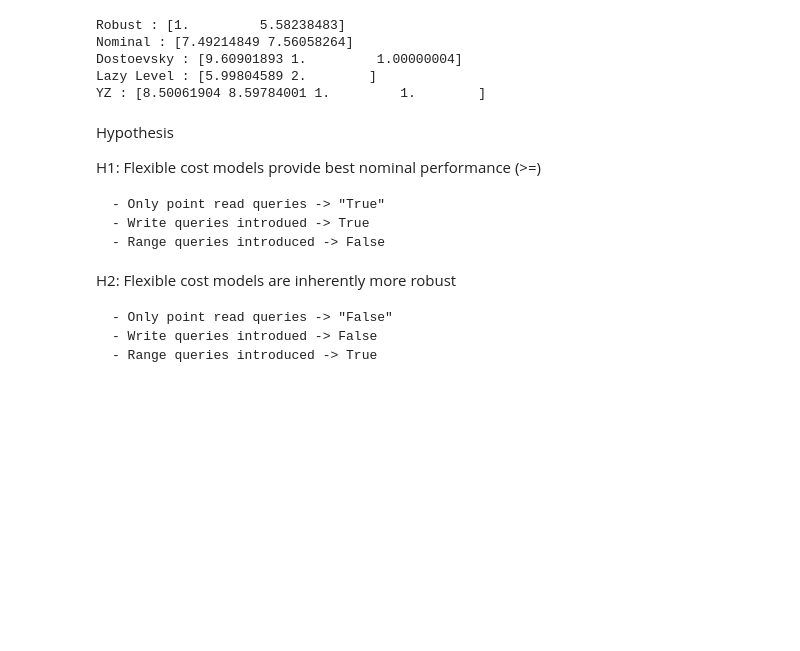
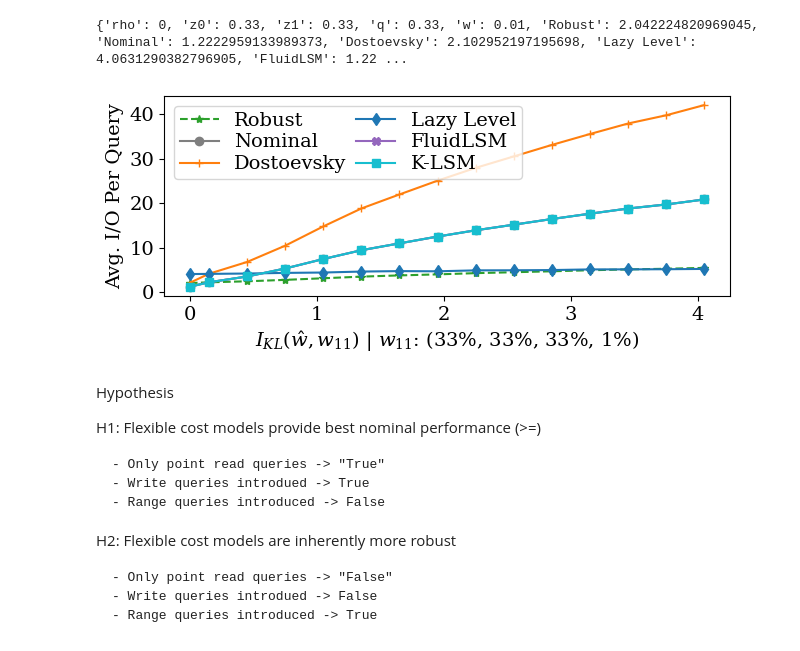
Before and after one commit to ephoris/endure-jupyter, a Jupyter notebook: experiments/nominal_comparisons.ipynb, the cells around one changed output. Saved outputs shown, nothing was run; the diff lists cells and outputs as text; code cells hidden in the pictures; blank space fills up the shorter version.

```diff
--- a/experiments/nominal_comparisons.ipynb
+++ b/experiments/nominal_comparisons.ipynb
@@ -210,13 +228,13 @@ save_fig(fig, 'w7_distance_cost.pdf')
-# %%
-designs = get_nominal_tunings(wls[11])
-for key, val in designs.items():
-    print(f'{key} : {val["design"]}')
-# %% [output]
-Robust : [1.         5.58238483]
-Nominal : [7.49214849 7.56058264]
-Dostoevsky : [9.60901893 1.         1.00000004]
-Lazy Level : [5.99804589 2.        ]
-YZ : [8.50061904 8.59784001 1.         1.        ]
+# %%
+set_style(fsz=14)
+df, means, fig, ax = create_and_plot(wls[11], samples, plot_error=False)
+# ax.set_yticks([0, 5, 10])
+ax.set_xticks([0, 1, 2, 3, 4])
+set_size(fig, width=2*3.33, height=1.5*2)
+save_fig(fig, 'w11_distance_cost.pdf')
+# %% [output]
+{'rho': 0, 'z0': 0.33, 'z1': 0.33, 'q': 0.33, 'w': 0.01, 'Robust': 2.042224820969045, 'Nominal': 1.2222959133989373, 'Dostoevsky': 2.102952197195698, 'Lazy Level': 4.0631290382796905, 'FluidLSM': 1.22 ...
+[figure, new version]
 # %% [markdown]
 Hypothesis
 
```
Also changed, not shown: parts of 24 cells of this notebook, 1 other file.
